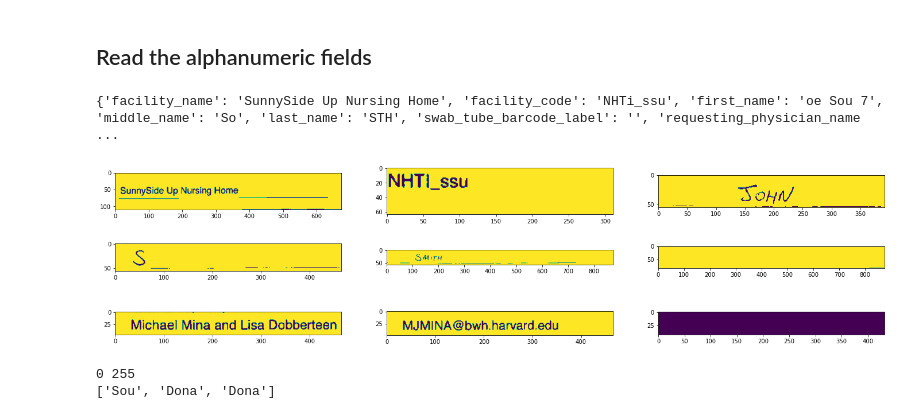
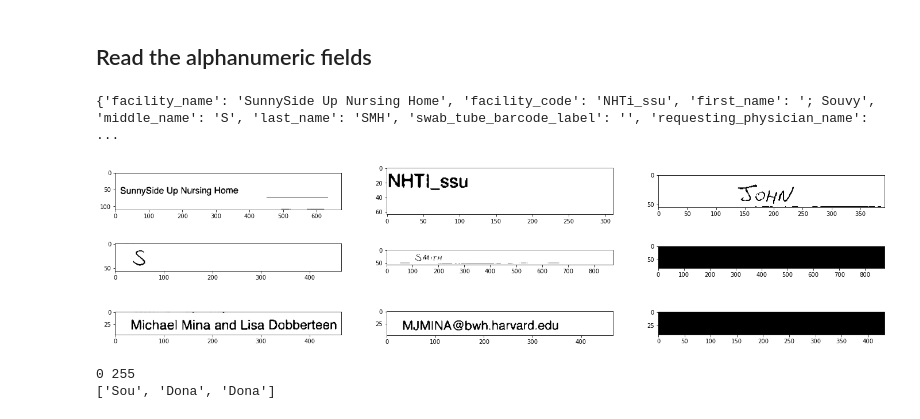
Before and after one commit to dalessioluca/image_registration, a Jupyter notebook: covid-submission.ipynb, the cells around one changed output. Saved outputs shown, nothing was run; the diff lists cells and outputs as text; code cells hidden in the pictures.

```diff
--- a/covid-submission.ipynb
+++ b/covid-submission.ipynb
@@ -125,11 +126,12 @@ axes[2].imshow(skimage.color.label2rgb(mask, registered, alpha=0.5, bg_label=0))
 # Binarization and Masking
 # %%
 reference_thresh = skimage.filters.threshold_otsu(reference)
-reference_binary = (reference < reference_thresh) # True = foreground, False = background
+reference_binary = ~skimage.morphology.binary_erosion(~(reference < reference_thresh)) # True = foreground, False = background
 
 registered_thresh = skimage.filters.threshold_otsu(registered)
 registered_binary = (registered < registered_thresh)  # True = foreground, False = background
-delta = skimage.img_as_ubyte(~(registered_binary * ~reference_binary))
+
+delta = skimage.img_as_ubyte(~(registered_binary * ~reference_binary))  #balck foreground, withe background
 
 figure, axes = matplotlib.pyplot.subplots(ncols=3, figsize=(24, 24))
 axes[0].imshow(registered_binary)
@@ -242,30 +244,30 @@ regions_diff_dict=dict(zip(keys, skimage.measure.regionprops(mask, delta)))
 # %%
 figure, axes = matplotlib.pyplot.subplots(nrows=3, ncols=3, figsize=(24, 6))
 
-axes[0,0].imshow(regions_diff_dict[alphanumeric_fields[0]].intensity_image)
-axes[0,1].imshow(regions_diff_dict[alphanumeric_fields[1]].intensity_image)
-axes[0,2].imshow(regions_diff_dict[alphanumeric_fields[2]].intensity_image)
-axes[1,0].imshow(regions_diff_dict[alphanumeric_fields[3]].intensity_image)
-axes[1,1].imshow(regions_diff_dict[alphanumeric_fields[4]].intensity_image)
-axes[1,2].imshow(regions_diff_dict[alphanumeric_fields[5]].intensity_image)
-axes[2,0].imshow(regions_diff_dict[alphanumeric_fields[6]].intensity_image)
-axes[2,1].imshow(regions_diff_dict[alphanumeric_fields[7]].intensity_image)
-axes[2,2].imshow(regions_diff_dict[alphanumeric_fields[8]].intensity_image)
+axes[0,0].imshow(regions_diff_dict[alphanumeric_fields[0]].intensity_image, cmap='gray')
+axes[0,1].imshow(regions_diff_dict[alphanumeric_fields[1]].intensity_image, cmap='gray')
+axes[0,2].imshow(regions_diff_dict[alphanumeric_fields[2]].intensity_image, cmap='gray')
+axes[1,0].imshow(regions_diff_dict[alphanumeric_fields[3]].intensity_image, cmap='gray')
+axes[1,1].imshow(regions_diff_dict[alphanumeric_fields[4]].intensity_image, cmap='gray')
+axes[1,2].imshow(regions_diff_dict[alphanumeric_fields[5]].intensity_image, cmap='gray')
+axes[2,0].imshow(regions_diff_dict[alphanumeric_fields[6]].intensity_image, cmap='gray')
+axes[2,1].imshow(regions_diff_dict[alphanumeric_fields[7]].intensity_image, cmap='gray')
+axes[2,2].imshow(regions_diff_dict[alphanumeric_fields[8]].intensity_image, cmap='gray')
 
 
 
 def read_alphanumeric_fields(keys, regions_dict):
     config= '--psm 6 --oem 3'
     inferred = []
     for k in keys:
         inferred += [pytesseract.image_to_string(regions_dict[k].intensity_image, config=config)]
     return dict(zip(keys,inferred))
 
 info_alphanumeric = read_alphanumeric_fields(keys=alphanumeric_fields, regions_dict=regions_diff_dict)
 print(info_alphanumeric)
 # %% [output]
-{'facility_name': 'SunnySide Up Nursing Home', 'facility_code': 'NHTi_ssu', 'first_name': 'oe Sou 7', 'middle_name': 'So', 'last_name': 'STH', 'swab_tube_barcode_label': '', 'requesting_physician_name ...
+{'facility_name': 'SunnySide Up Nursing Home', 'facility_code': 'NHTi_ssu', 'first_name': '; Souvy', 'middle_name': 'S', 'last_name': 'SMH', 'swab_tube_barcode_label': '', 'requesting_physician_name': ...
-[figure, old version]
+[figure, new version]
 # %%
 # Idea crop the left edge:
 #plt.imshow(regions_diff_dict['first_name'].intensity_image)
```
Also changed, not shown: parts of 5 cells of this notebook.
